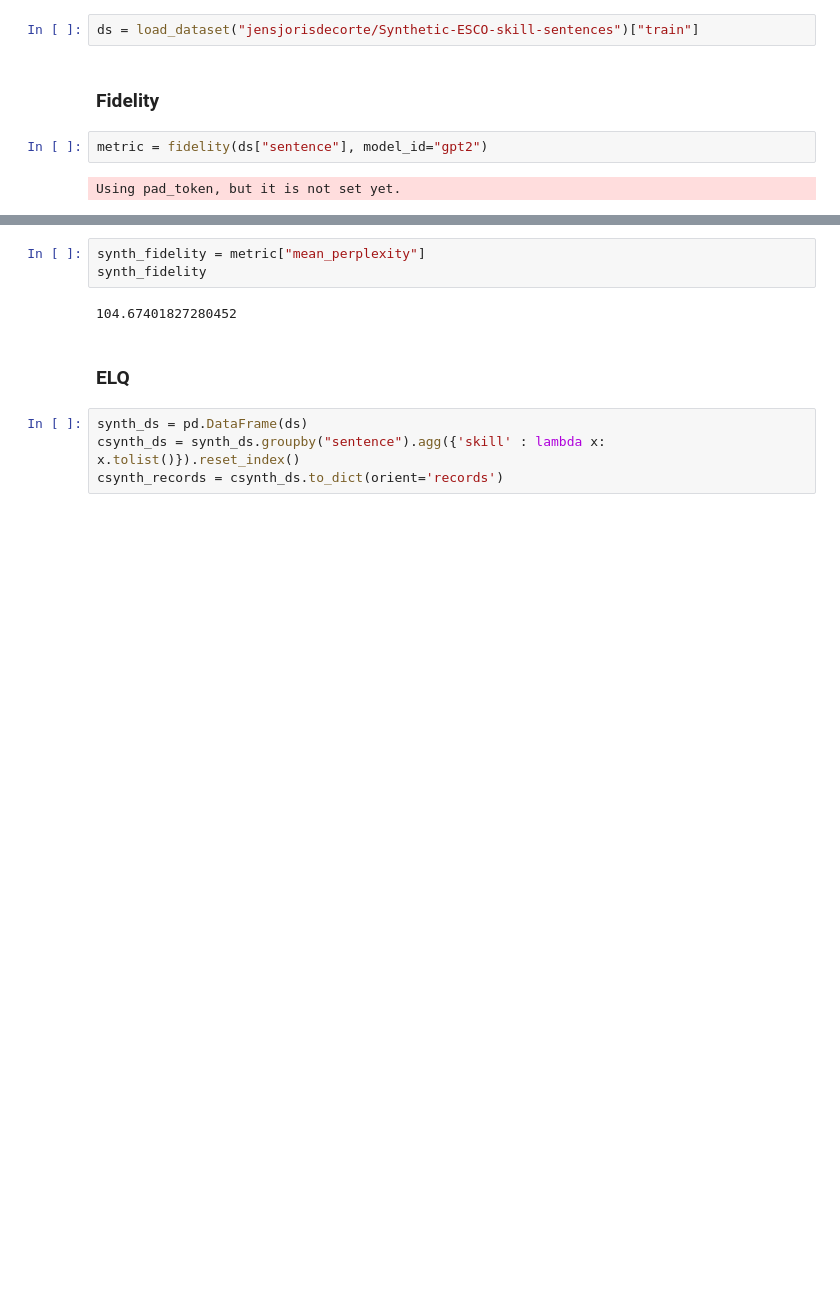
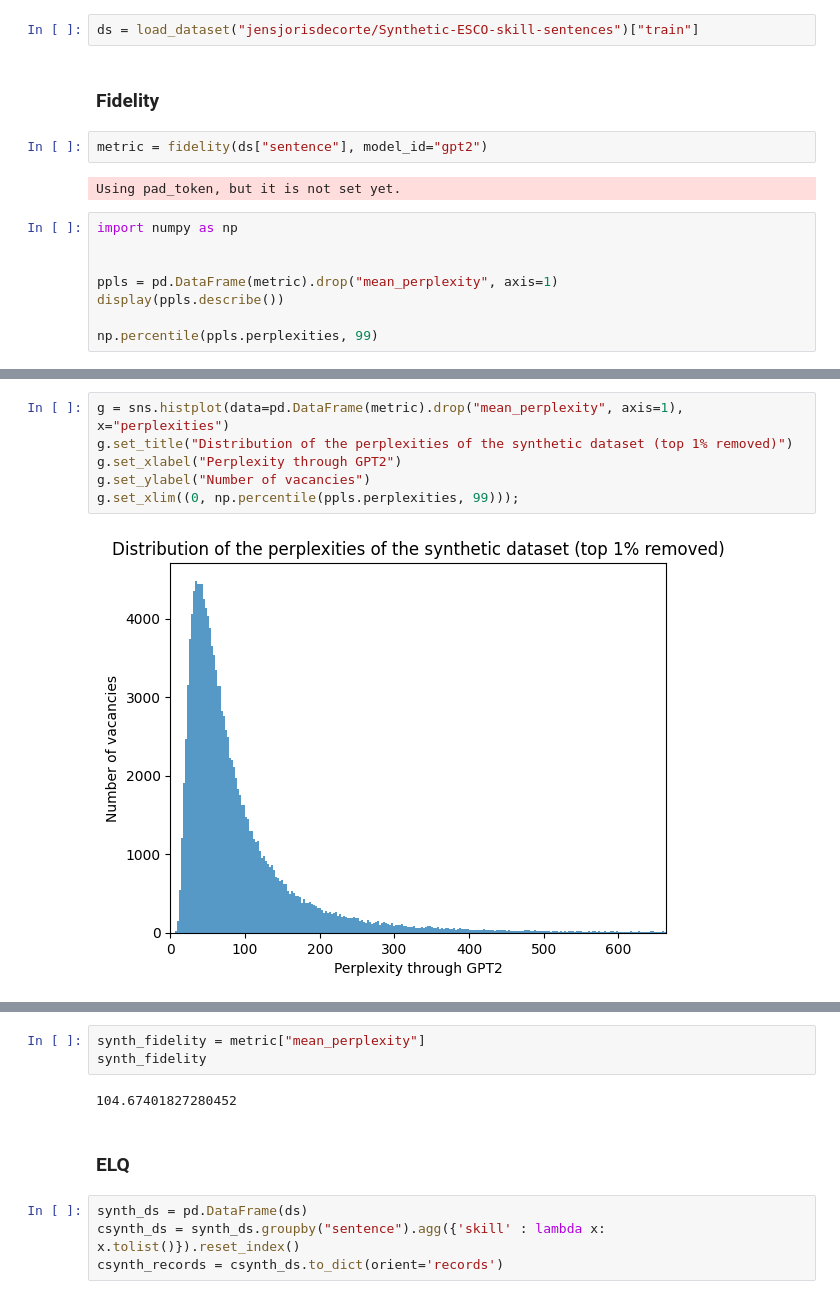
Before and after one commit to epfl-ml4ed/SkillThrills, a Jupyter notebook: protosp01/dataset_generation/evaluate.ipynb, the cells around one changed output, grey strips where cells are left out. Drawn from its saved outputs; the diff is of its cells as text; blank space fills up the shorter version.

```diff
--- a/protosp01/dataset_generation/evaluate.ipynb
+++ b/protosp01/dataset_generation/evaluate.ipynb
@@ -108,3 +143,11 @@ ds = load_dataset("jensjorisdecorte/Synthetic-ESCO-skill-sentences")["train"]
 metric = fidelity(ds["sentence"], model_id="gpt2")
 # %% [output]
 Using pad_token, but it is not set yet.
+# %%
+import numpy as np
+
+
+ppls = pd.DataFrame(metric).drop("mean_perplexity", axis=1)
+display(ppls.describe())
+
+np.percentile(ppls.perplexities, 99)
@@ -110,0 +165,8 @@ Using pad_token, but it is not set yet.
+# %%
+g = sns.histplot(data=pd.DataFrame(metric).drop("mean_perplexity", axis=1), x="perplexities")
+g.set_title("Distribution of the perplexities of the synthetic dataset (top 1% removed)")
+g.set_xlabel("Perplexity through GPT2")
+g.set_ylabel("Number of vacancies")
+g.set_xlim((0, np.percentile(ppls.perplexities, 99)));
+# %% [output]
+[figure, added]
```
Also changed, not shown: parts of 35 cells of this notebook.
